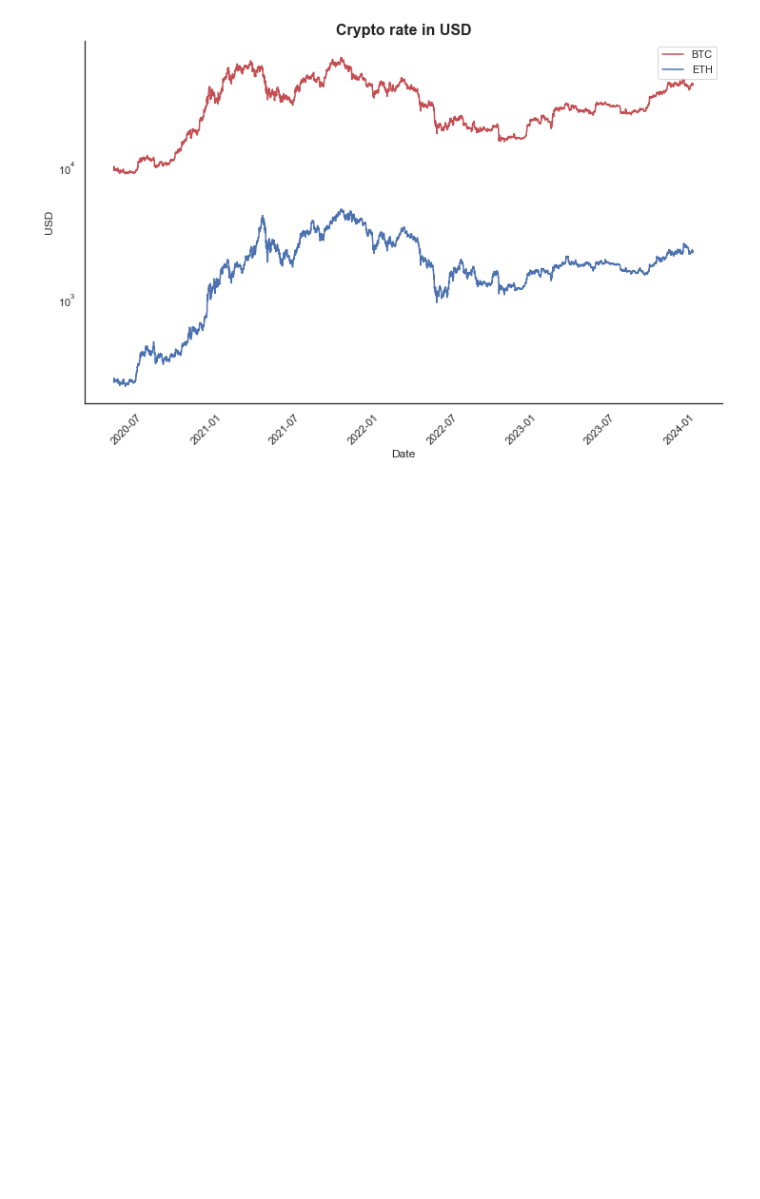
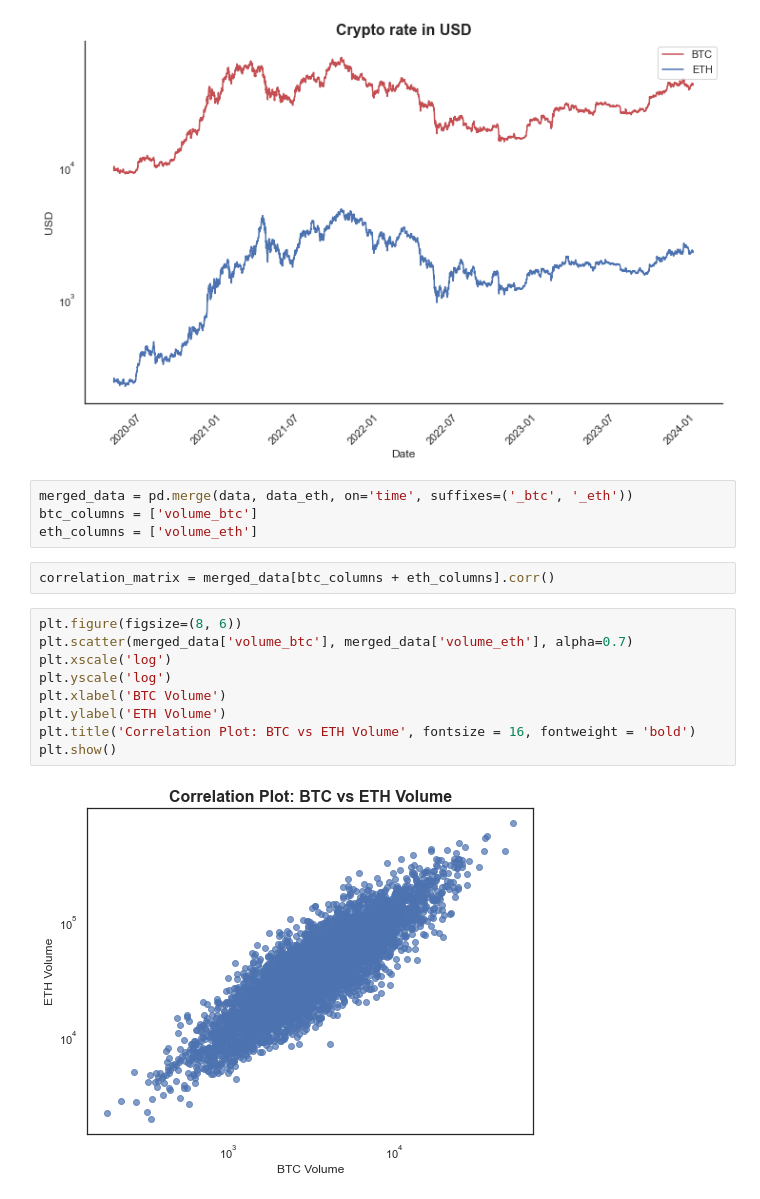
Before and after one commit to agoncharova/coin_insights, a Jupyter notebook: cryptocurrency.ipynb, the cells around one changed output. Cells and saved outputs as stored; diff of their text form; blank space fills up the shorter version.

Commit message:
Correlations

```diff
--- a/cryptocurrency.ipynb
+++ b/cryptocurrency.ipynb
@@ -143,3 +143,20 @@ plt.yscale('log')
 plt.show()
 # %% [output]
 [figure]
+# %%
+merged_data = pd.merge(data, data_eth, on='time', suffixes=('_btc', '_eth'))
+btc_columns = ['volume_btc']
+eth_columns = ['volume_eth']
+# %%
+correlation_matrix = merged_data[btc_columns + eth_columns].corr()
+# %%
+plt.figure(figsize=(8, 6))
+plt.scatter(merged_data['volume_btc'], merged_data['volume_eth'], alpha=0.7)
+plt.xscale('log')
+plt.yscale('log')
+plt.xlabel('BTC Volume')
+plt.ylabel('ETH Volume')
+plt.title('Correlation Plot: BTC vs ETH Volume', fontsize = 16, fontweight = 'bold')
+plt.show()
+# %% [output]
+[figure, added]
```
Also changed, not shown: parts of 4 cells of this notebook.
